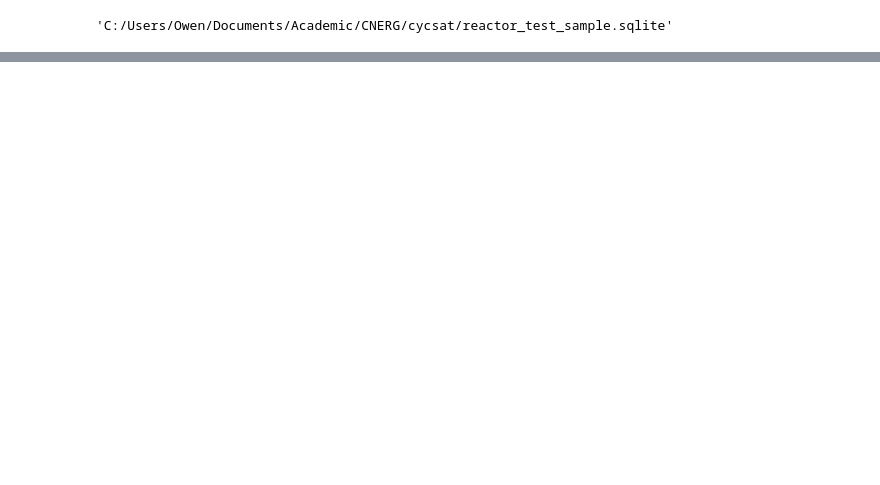
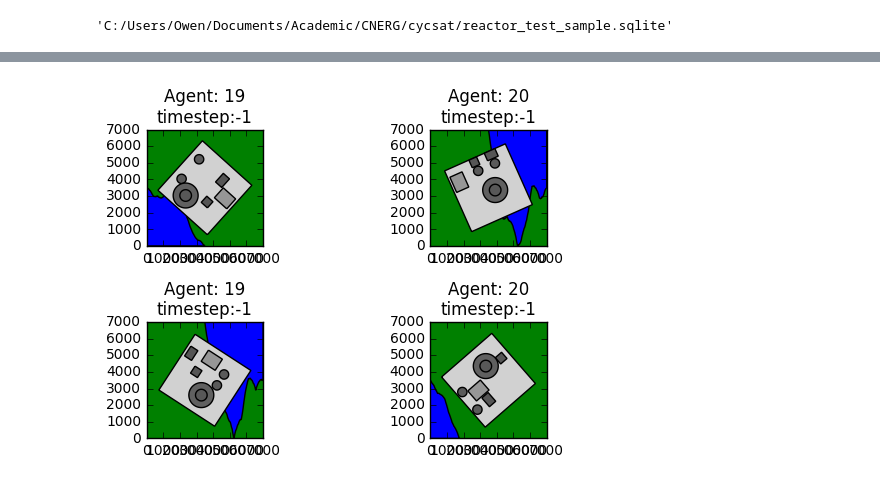
Before and after one commit to CNERG/cycsat, a Jupyter notebook: demo.ipynb, the cells around one changed output, grey strips where cells are left out. Saved outputs shown, nothing was run; the diff lists cells and outputs as text; code cells hidden in the pictures; blank space fills up the shorter version.

```diff
--- a/demo.ipynb
+++ b/demo.ipynb
@@ -35 +37,7 @@ sim.Facility()
+# %%
+# plot builds of facilities
+sim.plot()
+plt.tight_layout()
+# %% [output]
+[figure, added]
 # %%
```
Also changed, not shown: parts of 18 cells of this notebook, 1 other file.
